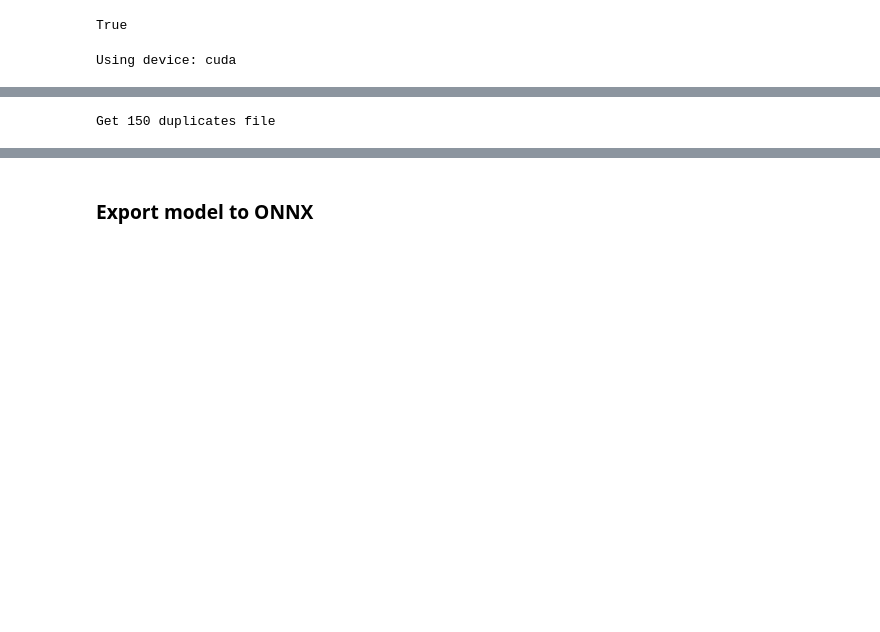
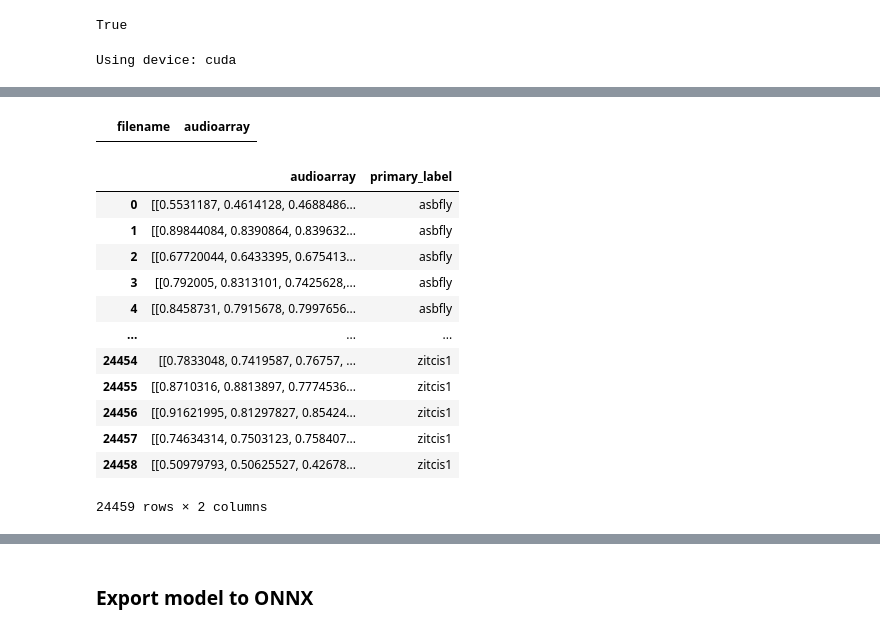
Before and after one commit to LHKode/BirdCLEF2024, a Jupyter notebook: Training.ipynb, the cells around one changed output, grey strips where cells are left out. Cells and saved outputs as stored; diff of their text form; code cells hidden in the pictures; blank space fills up the shorter version.

```diff
--- a/Training.ipynb
+++ b/Training.ipynb
@@ -130,11 +98,0 @@ meta_data
-# %%
-f = open("data/duplicates.txt", 'r').readlines()
-dup = [row.split(',')[0] for row in f]
-print(f"Get {len(dup)} duplicates file")
-for d in dup:
-    meta_data = meta_data[meta_data.filename!=d]
-meta_data.reset_index(drop=True)
-meta_data.drop_duplicates(subset=['filename'], inplace=True)
-meta_data.reset_index(drop=True, inplace=True)
-# %% [output]
-Get 150 duplicates file
@@ -188,13 +104,40 @@ else:
+# %%
+meta_data = pd.DataFrame(all_bird_data.items(), columns=["filename","audioarray"])
+# meta_data1 = pd.DataFrame(all_bird_data1.items(), columns=["filename","audioarray"])
+# meta_data2 = pd.DataFrame(all_bird_data2.items(), columns=["filename","audioarray"])
+
+meta_data[meta_data.isna().any(axis=1)]
+# %% [output]
+|  | filename | audioarray |
 # %%
-meta_data1 = pd.DataFrame(all_bird_data.items(), columns=["filename","audioarray"])
-del all_bird_data
 def drop_startidx(x):
     return x.split("_")[0]
 
 def get_primary_label(x):
     return x.split("/")[0]
 
-meta_data1["filename"] = meta_data1["filename"].apply(drop_startidx)
-meta_data1['primary_label'] = meta_data1["filename"].apply(get_primary_label)
-meta_data = meta_data1
+meta_data['primary_label'] = meta_data["filename"].apply(get_primary_label)
+# meta_data1['primary_label'] = meta_data1["filename"].apply(get_primary_label)
+# meta_data2['primary_label'] = meta_data2["filename"].apply(get_primary_label)
+
+meta_data = meta_data[["audioarray", "primary_label"]]
+# meta_data1 = meta_data1[["audioarray", "primary_label"]]
+# meta_data2 = meta_data2[["audioarray", "primary_label"]]
+
+
+# meta_data = pd.concat([meta_data,meta_data1, meta_data2]).reset_index(drop=True)
 meta_data
+# %% [output]
+|  | audioarray | primary_label |
+| 0 | [[0.5531187, 0.4614128, 0.4688486... | asbfly |
+| 1 | [[0.89844084, 0.8390864, 0.839632... | asbfly |
+| 2 | [[0.67720044, 0.6433395, 0.675413... | asbfly |
+| 3 | [[0.792005, 0.8313101, 0.7425628,... | asbfly |
+| 4 | [[0.8458731, 0.7915678, 0.7997656... | asbfly |
+| ... | ... | ... |
+| 24454 | [[0.7833048, 0.7419587, 0.76757, ... | zitcis1 |
+| 24455 | [[0.8710316, 0.8813897, 0.7774536... | zitcis1 |
+| 24456 | [[0.91621995, 0.81297827, 0.85424... | zitcis1 |
+| 24457 | [[0.74634314, 0.7503123, 0.758407... | zitcis1 |
+| 24458 | [[0.50979793, 0.50625527, 0.42678... | zitcis1 |
+24459 rows × 2 columns
```
Also changed, not shown: parts of 24 cells of this notebook, 13 other files.
